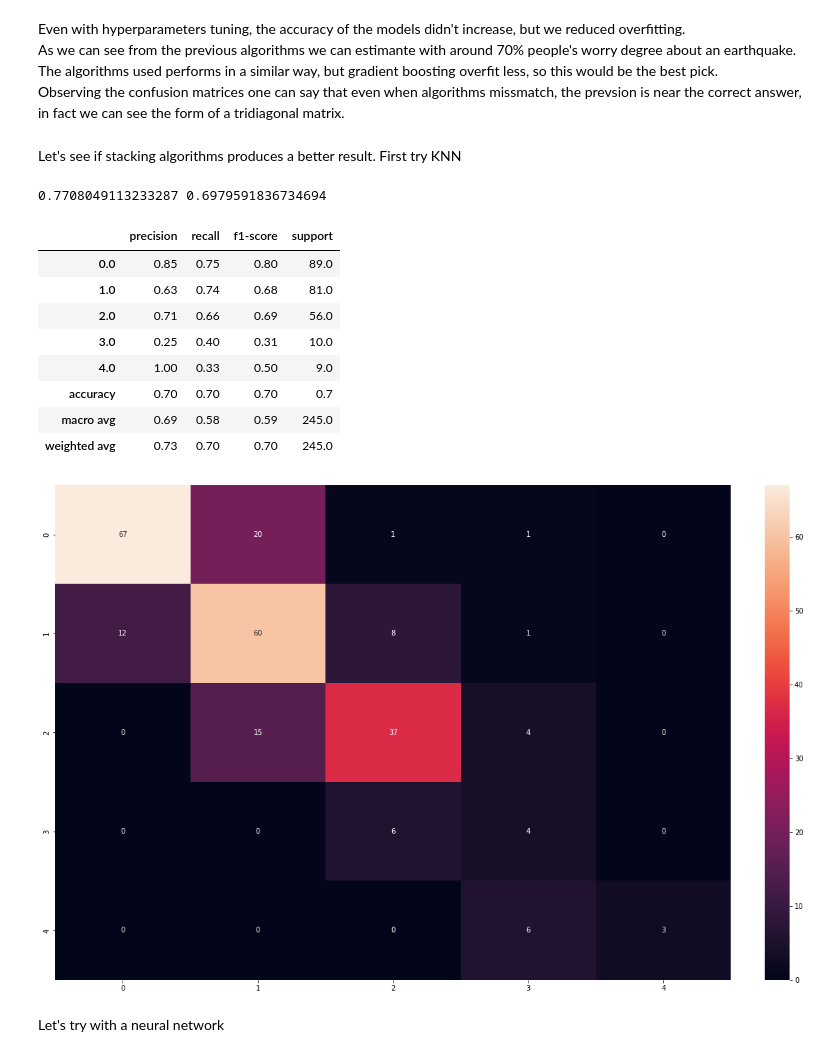
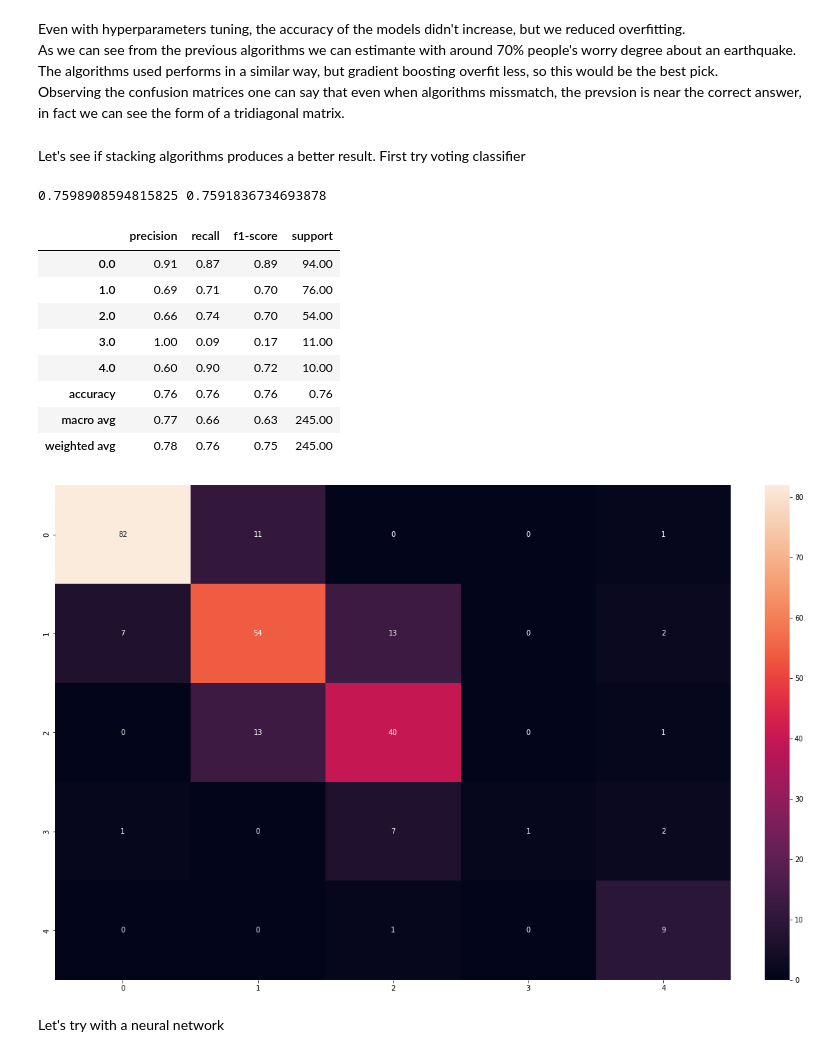
Before and after one commit to NicoGiamm/MachineLearning-DataScience_smallprojects, a Jupyter notebook: Earthquake.ipynb, the cells around one changed output. Cells and saved outputs as stored; diff of their text form; code cells hidden in the pictures.

```diff
--- a/Earthquake.ipynb
+++ b/Earthquake.ipynb
@@ -225,8 +226,9 @@ rf_cr
 params = {'learning_rate':[0.05, 0.1, 0.2], 'max_depth':[1,2,3]}
 
 gb = GradientBoostingClassifier(max_features = 'sqrt')
-gb_grid = GridSearchCV(gb, params)
+gb_grid = GridSearchCV(gb, params, n_jobs=-1)
 gb_grid.fit(xtrain, ytrain)
+best_gb = gb_grid.best_estimator_
 
 #Plot grid
 hmGB = pd.pivot_table(pd.DataFrame(gb_grid.cv_results_),
@@ -262,8 +264,9 @@ gb_cr
 svm_params = {'C': [0.1, 0.5, 0.7,  1, 2, 5, 10],
               'kernel':['linear', 'poly', 'rbf', 'sigmoid'] }
 
-svm_grid = GridSearchCV(SVC(), svm_params)
+svm_grid = GridSearchCV(SVC(), svm_params, n_jobs=-1)
 svm_grid.fit(xtrain, ytrain)
+best_svc = svm_grid.best_estimator_
 
 #Plot grid
 hmsvm = pd.pivot_table(pd.DataFrame(svm_grid.cv_results_),
@@ -298,8 +301,9 @@ svm_cr
 #Logistic regression
 lr_params = {'C': [0.1, 0.5, 0.7,  1, 2, 5, 10]}
 
-lr_grid = GridSearchCV(LogisticRegression(max_iter = 100000), lr_params)
+lr_grid = GridSearchCV(LogisticRegression(max_iter = 100000), lr_params, n_jobs=-1)
 lr_grid.fit(xtrain, ytrain)
+best_log = lr_grid.best_estimator_
 
 print(f'lr best parameters {lr_grid.best_params_}')
 print(f'lr: best train score {np.round(lr_grid.score(xtrain, ytrain), 3)}| mean validation score {np.round(lr_grid.best_score_, 3)}| test score {np.round(lr_grid.score(xtest, ytest), 3)}')
@@ -331,7 +335,7 @@ The algorithms used performs in a similar way, but gradient boosting overfit les
 <br>
 Observing the confusion matrices one can say that even when algorithms missmatch, the prevsion is near the correct answer, in fact we can see the form of a tridiagonal matrix.
 # %% [markdown]
-Let's see if stacking algorithms produces a better result. First try KNN
+Let's see if stacking algorithms produces a better result. First try voting classifier
 # %%
 decisions_train = pd.DataFrame({'rf':rf_grid.predict(xtrain),
                           'gb':gb_grid.predict(xtrain),
@@ -343,29 +347,29 @@ decisions_test = pd.DataFrame({'rf':rf_grid.predict(xtest),
                           'svm':svm_grid.predict(xtest),
                           'lr':lr_grid.predict(xtest)})
 # %%
-knn = KNeighborsClassifier(20)
+vc = VotingClassifier([('rf',best_rf),('gb',best_gb),('lr',best_log)], voting='soft')
 
-knn.fit(decisions_train, ytrain)
+vc.fit(xtrain, ytrain)
 
-print(knn.score(decisions_train, ytrain), knn.score(decisions_test, ytest))
+print(vc.score(xtrain, ytrain), vc.score(xtest, ytest))
 # %% [output]
-0.7708049113233287 0.6979591836734694
+0.7598908594815825 0.7591836734693878
 # %%
-cm_stack = confusion_matrix(ytest, knn.predict(decisions_test))
-sns.heatmap(cm_stack, annot=True)
-stack_cr = pd.DataFrame(classification_report(ytest, knn.predict(decisions_test), output_dict=True)).transpose().round(2)
-stack_cr
+cm_vc = confusion_matrix(ytest, vc.predict(xtest))
+sns.heatmap(cm_vc, annot=True)
+vc_cr = pd.DataFrame(classification_report(ytest, vc.predict(xtest), output_dict=True)).transpose().round(2)
+vc_cr
 # %% [output]
 |  | precision | recall | f1-score | support |
-| 0.0 | 0.85 | 0.75 | 0.80 | 89.0 |
-| 1.0 | 0.63 | 0.74 | 0.68 | 81.0 |
-| 2.0 | 0.71 | 0.66 | 0.69 | 56.0 |
-| 3.0 | 0.25 | 0.40 | 0.31 | 10.0 |
-| 4.0 | 1.00 | 0.33 | 0.50 | 9.0 |
-| accuracy | 0.70 | 0.70 | 0.70 | 0.7 |
-| macro avg | 0.69 | 0.58 | 0.59 | 245.0 |
-| weighted avg | 0.73 | 0.70 | 0.70 | 245.0 |
+| 0.0 | 0.91 | 0.87 | 0.89 | 94.00 |
+| 1.0 | 0.69 | 0.71 | 0.70 | 76.00 |
+| 2.0 | 0.66 | 0.74 | 0.70 | 54.00 |
+| 3.0 | 1.00 | 0.09 | 0.17 | 11.00 |
+| 4.0 | 0.60 | 0.90 | 0.72 | 10.00 |
+| accuracy | 0.76 | 0.76 | 0.76 | 0.76 |
+| macro avg | 0.77 | 0.66 | 0.63 | 245.00 |
+| weighted avg | 0.78 | 0.76 | 0.75 | 245.00 |
-[figure, old version]
+[figure, new version]
 # %% [markdown]
 Let's try with a neural network
 # %%
```
Also changed, not shown: parts of 15 cells of this notebook.
